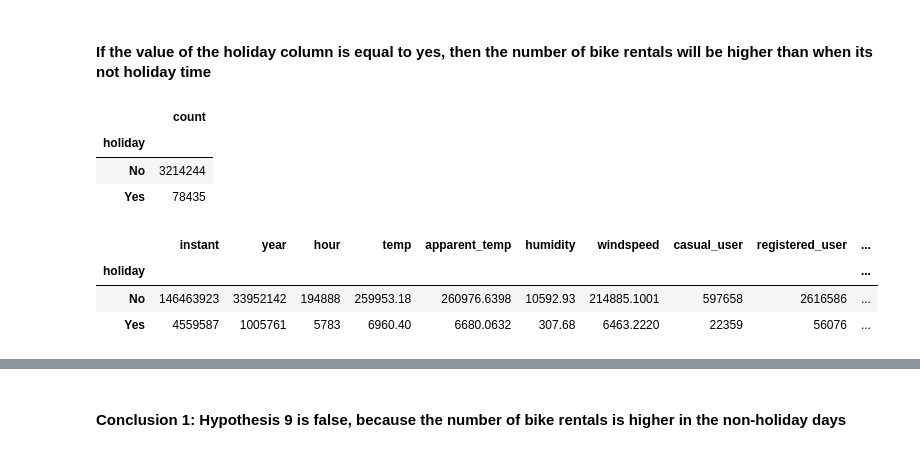
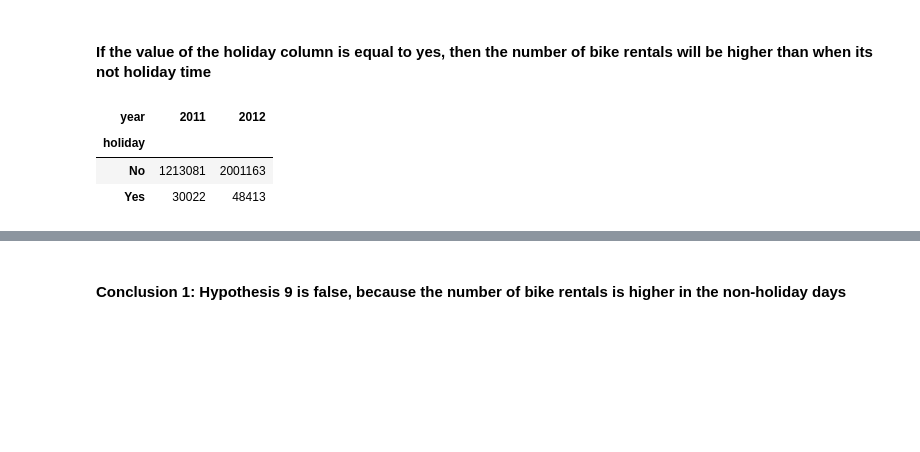
Before and after one commit to MaxLopezSalgado/capital_bike_sharing, a Jupyter notebook: eda/eda.ipynb, the cells around one changed output, grey strips where cells are left out. Cells and saved outputs as stored; diff of their text form; code cells hidden in the pictures; blank space fills up the shorter version.

```diff
--- a/eda/eda.ipynb
+++ b/eda/eda.ipynb
@@ -395,20 +395,11 @@ plt.show()
 # %% [markdown]
 #### If the value of the holiday column is equal to yes, then the number of bike rentals will be higher than when its not holiday time
 # %%
-# create a pivot table to check the number of bike rentals in each holiday situation for the casual and registered users
-rentals_per_holiday = pd.pivot_table(rentals_time_weather, index='holiday', values='count', aggfunc='sum').sort_values(by='count', ascending=False)
-rentals_per_holiday
+# Create two pivot tables to check the number of bike rentals in each holiday column value in 2011 and 2012 and sort the values
+rentals_time_weather.pivot_table(index='holiday', columns='year', values='count', aggfunc='sum').sort_values(ascending=False, by=2011)
+rentals_time_weather.pivot_table(index='holiday', columns='year', values='count', aggfunc='sum').sort_values(ascending=False, by=2012)
 # %% [output]
-|  | count |
-| holiday |  |
-| No | 3214244 |
-| Yes | 78435 |
+| year | 2011 | 2012 |
+| holiday |  |  |
+| No | 1213081 | 2001163 |
+| Yes | 30022 | 48413 |
-# %%
-# create a new df for rental_per_holiday df to check the number of bike rentals in each day using groupby function
-rentals_per_holiday_df = rentals_time_weather.groupby('holiday').sum().sort_values(by='count', ascending=False)
-rentals_per_holiday_df
-# %% [output]
-|  | instant | year | hour | temp | apparent_temp | humidity | windspeed | casual_user | registered_user | ... |
-| holiday |  |  |  |  |  |  |  |  |  | ... |
-| No | 146463923 | 33952142 | 194888 | 259953.18 | 260976.6398 | 10592.93 | 214885.1001 | 597658 | 2616586 | ... |
-| Yes | 4559587 | 1005761 | 5783 | 6960.40 | 6680.0632 | 307.68 | 6463.2220 | 22359 | 56076 | ... |
```
Also changed, not shown: parts of 7 cells of this notebook.
